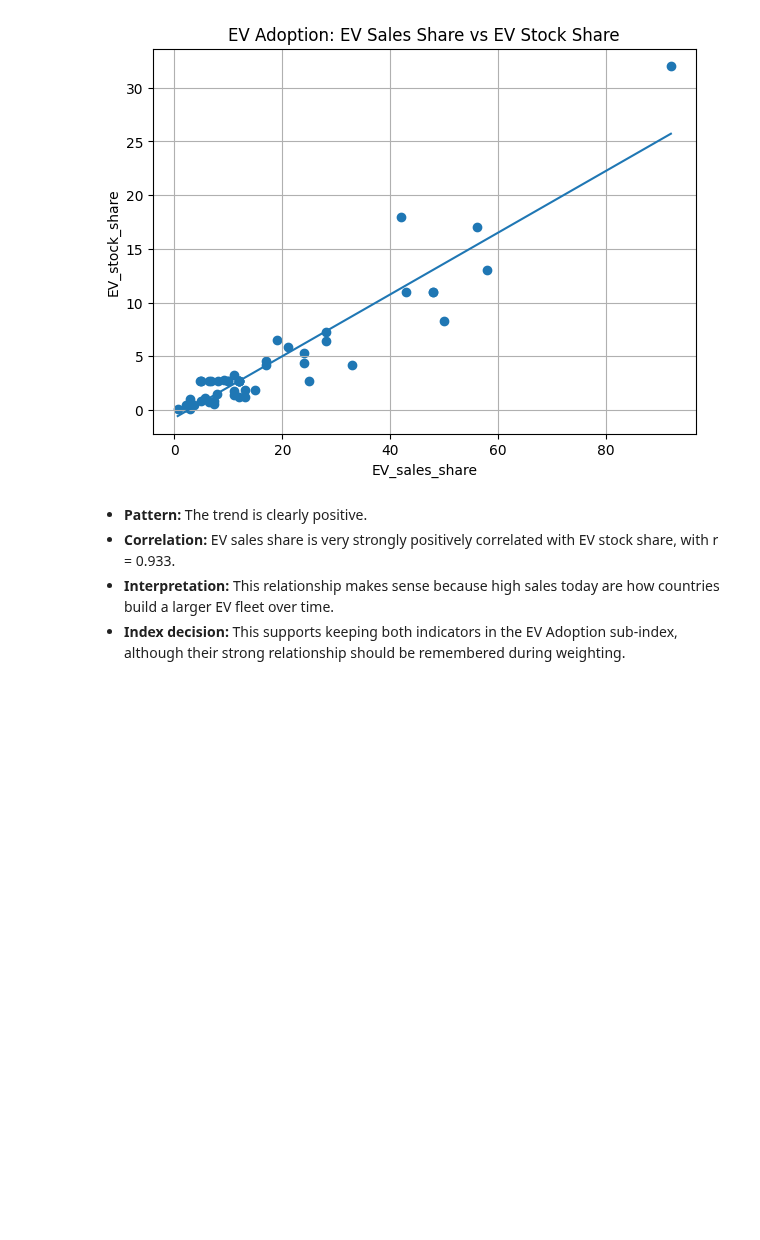
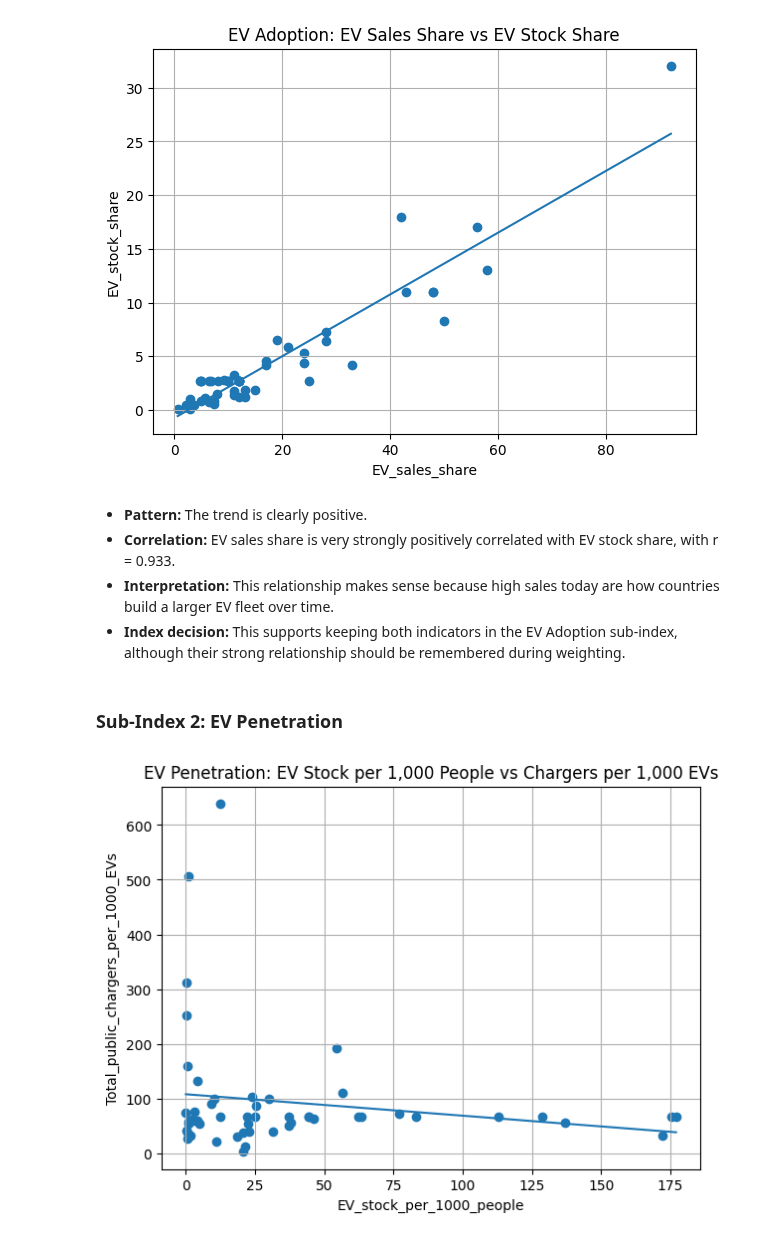
Before and after one commit to RathnamMeghana/DAV_CA1, a Jupyter notebook: index.ipynb, the cells around one changed output. Cells and saved outputs as stored; diff of their text form; code cells hidden in the pictures; blank space fills up the shorter version.

Commit message:
🔌 Add EV penetration scatterplot
Added the EV penetration relationship plot and interpretation.

Used it to compare EV stock per person with charger availability.

```diff
--- a/index.ipynb
+++ b/index.ipynb
@@ -1193,3 +1193,13 @@ plot_relationship(
 - **Correlation:** EV sales share is very strongly positively correlated with EV stock share, with r = 0.933.
 - **Interpretation:** This relationship makes sense because high sales today are how countries build a larger EV fleet over time.
 - **Index decision:** This supports keeping both indicators in the EV Adoption sub-index, although their strong relationship should be remembered during weighting.
+# %% [markdown]
+### Sub-Index 2: EV Penetration
+# %%
+plot_relationship(
+    "EV_stock_per_1000_people",
+    "Total_public_chargers_per_1000_EVs",
+    "EV Penetration: EV Stock per 1,000 People vs Chargers per 1,000 EVs"
+)
+# %% [output]
+[figure, added]
```
Also changed, not shown: parts of 1 cell of this notebook.
